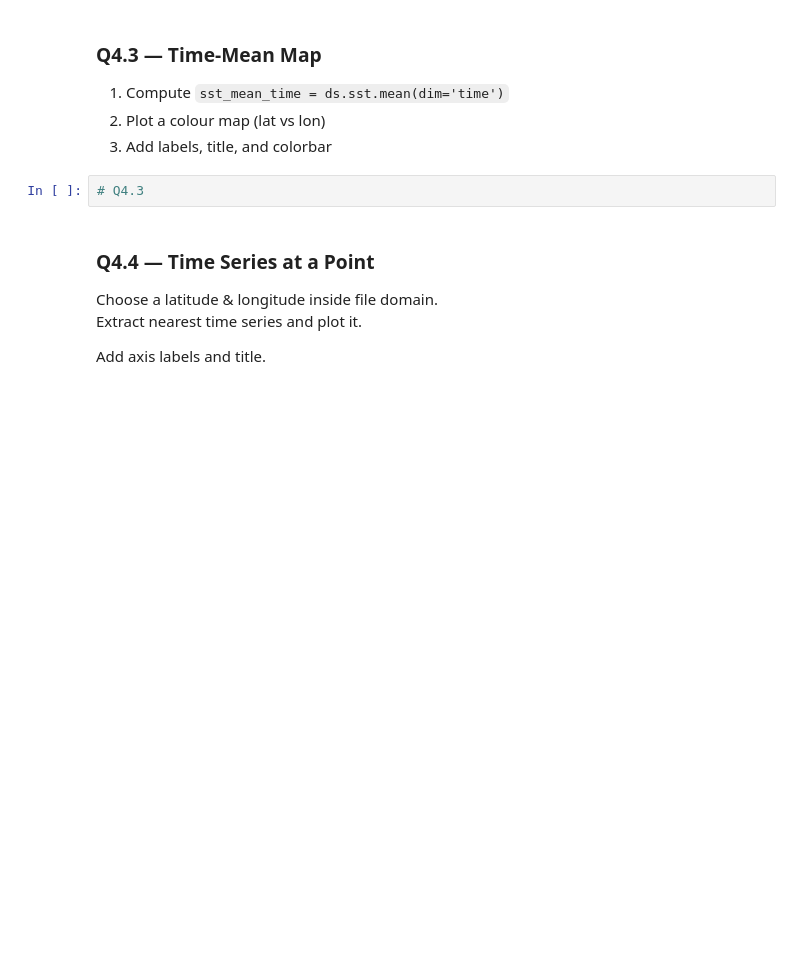
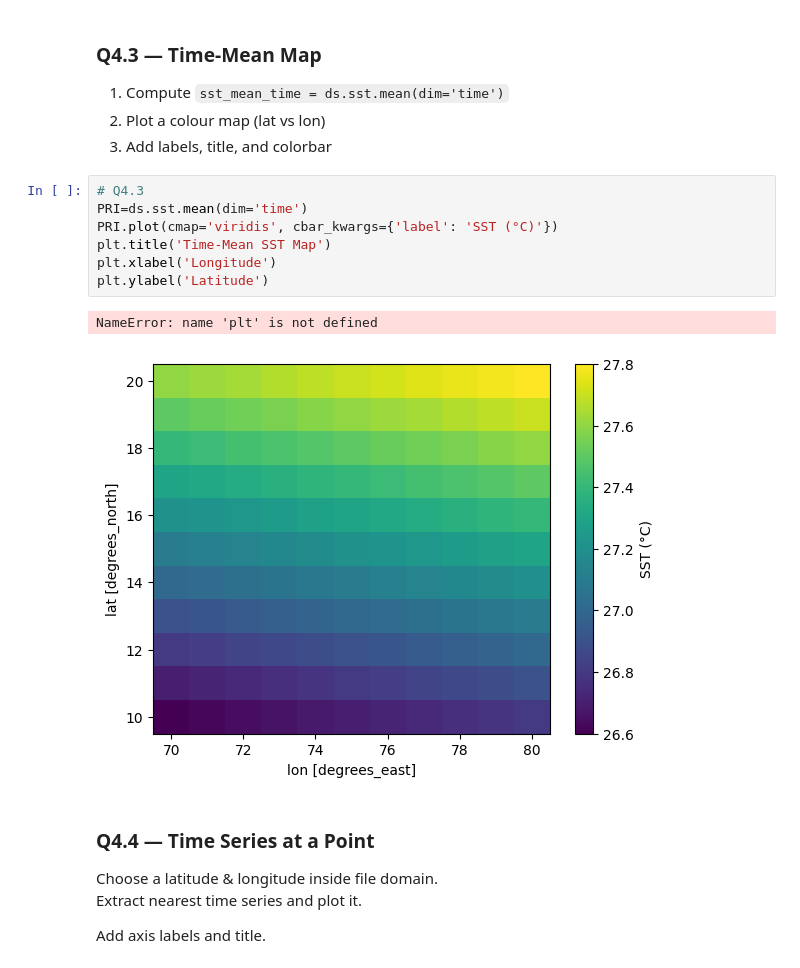
Before and after one commit to anirudha233/python-basics, a Jupyter notebook: notebooks/05_Capstone_Assignment.ipynb, the cells around one changed output. Drawn from its saved outputs; the diff is of its cells as text; blank space fills up the shorter version.

```diff
--- a/notebooks/05_Capstone_Assignment.ipynb
+++ b/notebooks/05_Capstone_Assignment.ipynb
@@ -289,8 +334,16 @@ Compute and print:
 1. Compute `sst_mean_time = ds.sst.mean(dim='time')`
 2. Plot a colour map (lat vs lon)
 3. Add labels, title, and colorbar
-# %%
-# Q4.3
+# %%
+# Q4.3
+PRI=ds.sst.mean(dim='time')
+PRI.plot(cmap='viridis', cbar_kwargs={'label': 'SST (°C)'})
+plt.title('Time-Mean SST Map')
+plt.xlabel('Longitude')
+plt.ylabel('Latitude')
+# %% [output]
+NameError: name 'plt' is not defined
+[figure, added]
 # %% [markdown]
 ### **Q4.4 — Time Series at a Point**
 Choose a latitude & longitude inside file domain.
```
Also changed, not shown: parts of 9 cells of this notebook.
